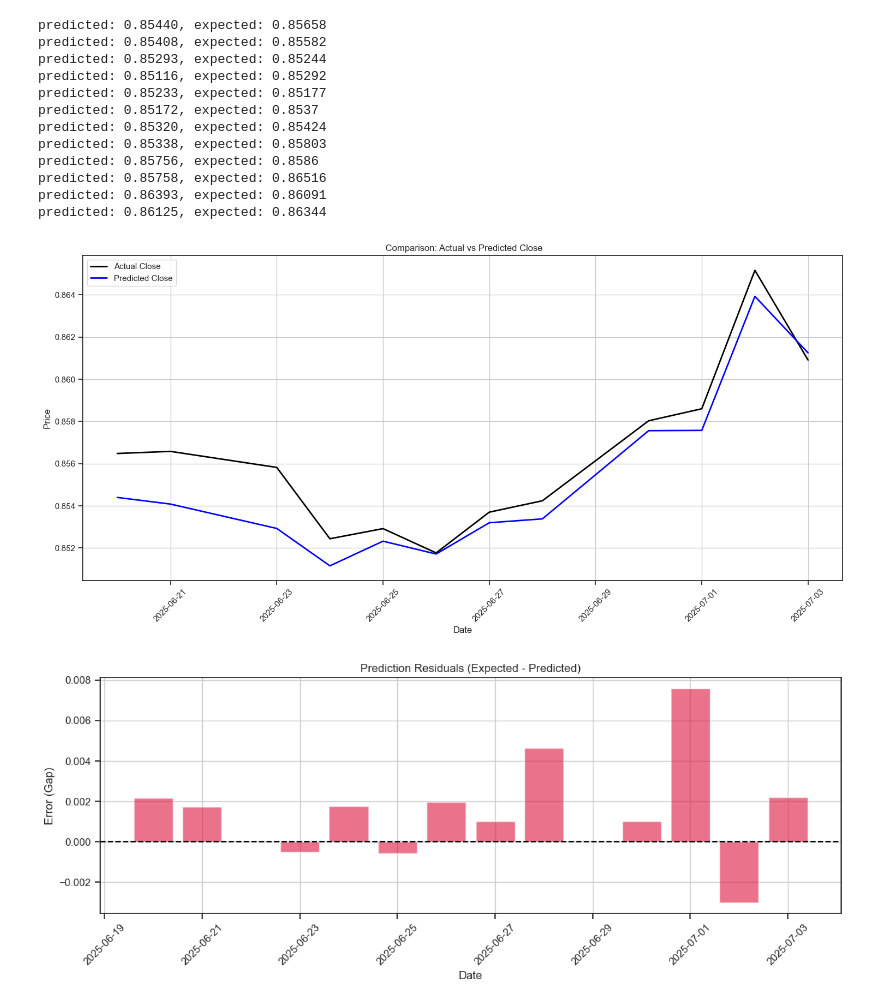
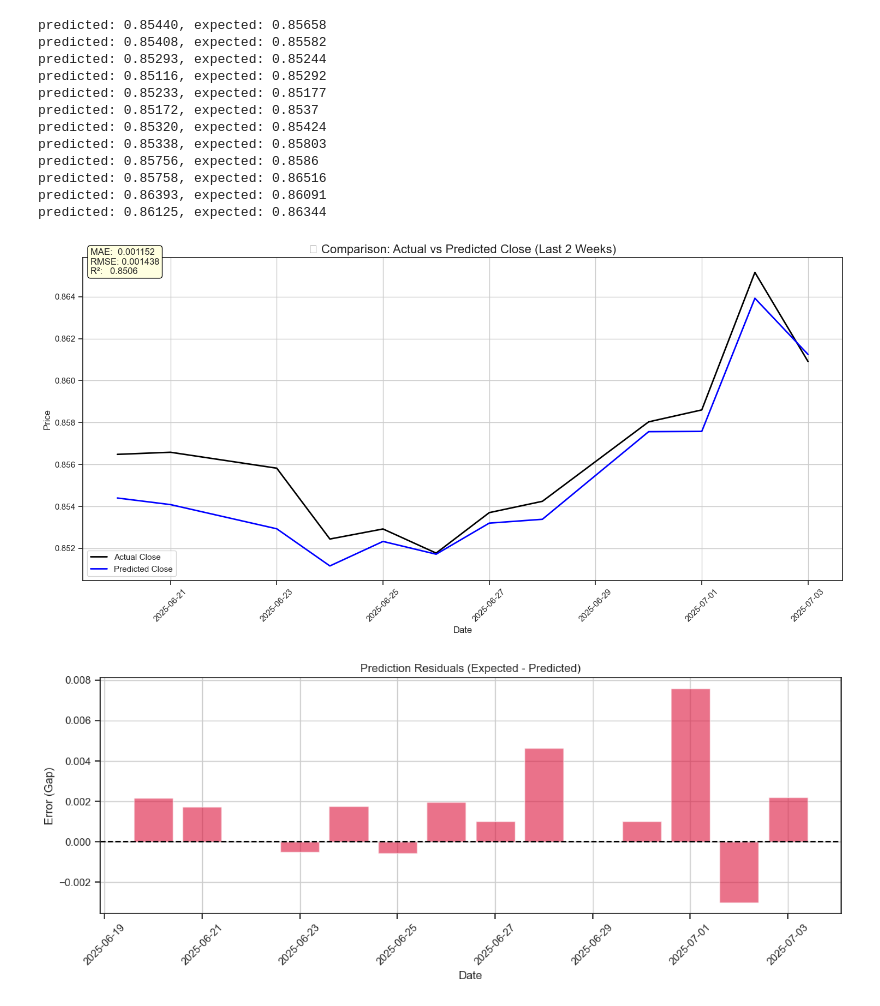
Before and after one commit to SteveParadox/TF_Analysis, a Jupyter notebook: FM_Analysis.ipynb, the cells around one changed output. Cells and saved outputs as stored; diff of their text form; code cells hidden in the pictures.

```diff
--- a/FM_Analysis.ipynb
+++ b/FM_Analysis.ipynb
@@ -1448,26 +1448,37 @@ predicted: 0.85758, expected: 0.86516
 predicted: 0.86393, expected: 0.86091
 predicted: 0.86125, expected: 0.86344
 # %%
-# Plot
+mae = mean_absolute_error(df_last_2weeks['Close'], predicted)
+rmse = np.sqrt(mean_squared_error(df_last_2weeks['Close'], predicted))
+r2 = r2_score(df_last_2weeks['Close'], predicted)
+
+# 🖼️ Plot
 plt.figure(figsize=(15, 7))
 
-# Actual Close Prices
+# Actual prices
 plt.plot(df_last_2weeks['Date'], df_last_2weeks['Close'], label='Actual Close', color='black', linewidth=2)
 
-# Random Forest Predictions
+# Predictions
 plt.plot(df_last_2weeks['Date'], predicted, label='Predicted Close', color='blue', linewidth=2)
 
-# Final plot formatting
-plt.title(' Comparison: Actual vs Predicted Close')
-plt.xlabel('Date')
-plt.ylabel('Price')
+# 🧠 Annotate evaluation metrics
+plt.text(0.01, 0.95,
+         f'MAE:  {mae:.6f}\nRMSE: {rmse:.6f}\nR²:   {r2:.4f}',
+         transform=plt.gca().transAxes,
+         fontsize=12,
+         bbox=dict(boxstyle="round", facecolor="lightyellow", edgecolor="black"))
+
+# ✨ Final formatting
+plt.title('📈 Comparison: Actual vs Predicted Close (Last 2 Weeks)', fontsize=16)
+plt.xlabel('Date', fontsize=12)
+plt.ylabel('Price', fontsize=12)
 plt.legend()
 plt.grid(True)
 plt.tight_layout()
 plt.xticks(rotation=45)
 plt.show()
 # %% [output]
-[figure, old version]
+[figure, new version]
 # %%
 # Compute residuals (gap)
 gap = [e - float(p) for p, e in zip(predicted, expected)]
```
Also changed, not shown: parts of 1 cell of this notebook.
